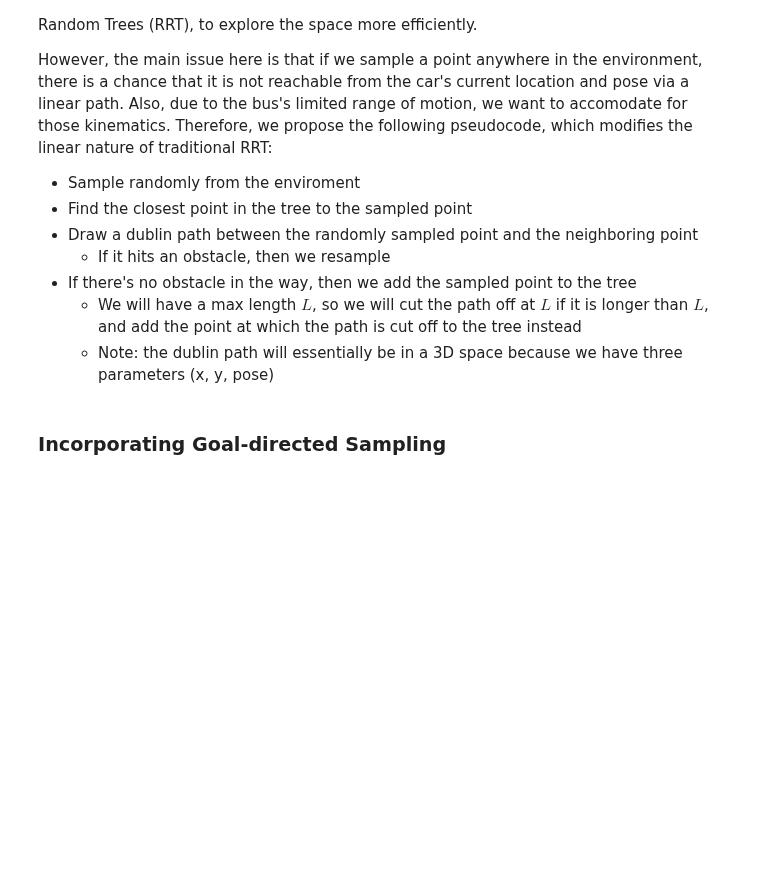
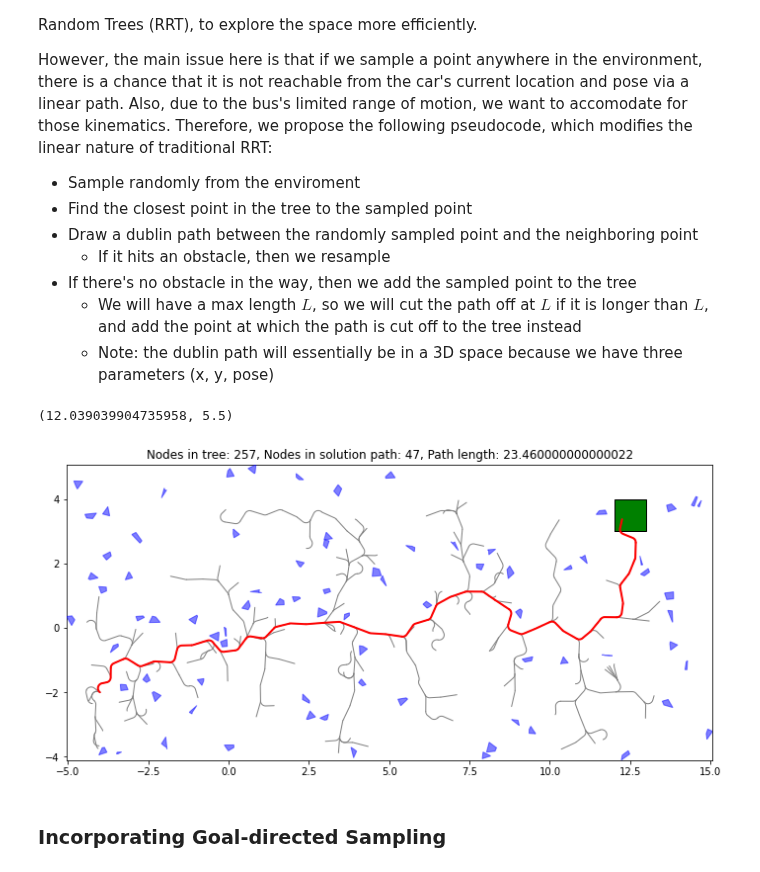
Before and after one commit to ersolog/6.877-16.413, a Jupyter notebook: code.ipynb, the cells around one changed output. Saved outputs shown, nothing was run; the diff lists cells and outputs as text; code cells hidden in the pictures; blank space fills up the shorter version.

```diff
--- a/code.ipynb
+++ b/code.ipynb
@@ -269,10 +263,11 @@ def rrt(bounds, environment, start_pose, radius, end_region, sample_function,
     # Check to see if the path collides with an obstacle in the environment
     def checkNoCollision(path):
         for pose in path:
-            point = Point(pose[0:2]).buffer(radius, resolution=3)
-            # print(env.strtree.query(point))
-            if len(environment.strtree.query(point)) != 0:
-                return False
+            # We give it a buffer of size 'radius' to account for the width of the bus
+            object = Point(pose[0:2]).buffer(radius, resolution=3)
+            for obstacle in environment.obstacles:
+                if object.intersects(obstacle):
+                    return False
         return True
 
     # Finds the closest point that is already in the tree
@@ -350,7 +345,10 @@ def uninformed_sample(bounds, end_region, turning_radius):
                random.uniform(0, turning_radius * 180/np.pi))
     return rand_pt
 # %%
-path = print_time(lambda: rrt(bounds, roadmap_env, start, radius, goal_region, uninformed_sample, step_size=0.01, turning_radius = np.pi/20, d=0.5))
+path = rrt(bounds, roadmap_env, start, radius, goal_region, uninformed_sample, step_size=0.01, turning_radius = np.pi/20, d=0.5)
+# %% [output]
+(12.039039904735958, 5.5)
+[figure, added]
 # %% [markdown]
 ### Incorporating Goal-directed Sampling
 # %% [markdown]
```
Also changed, not shown: parts of 17 cells of this notebook.
